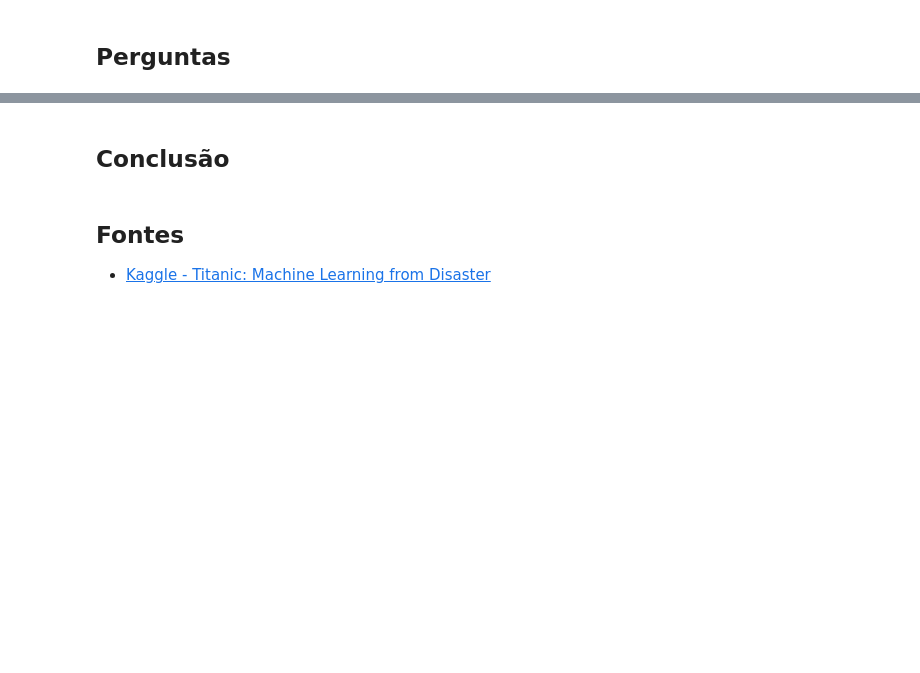
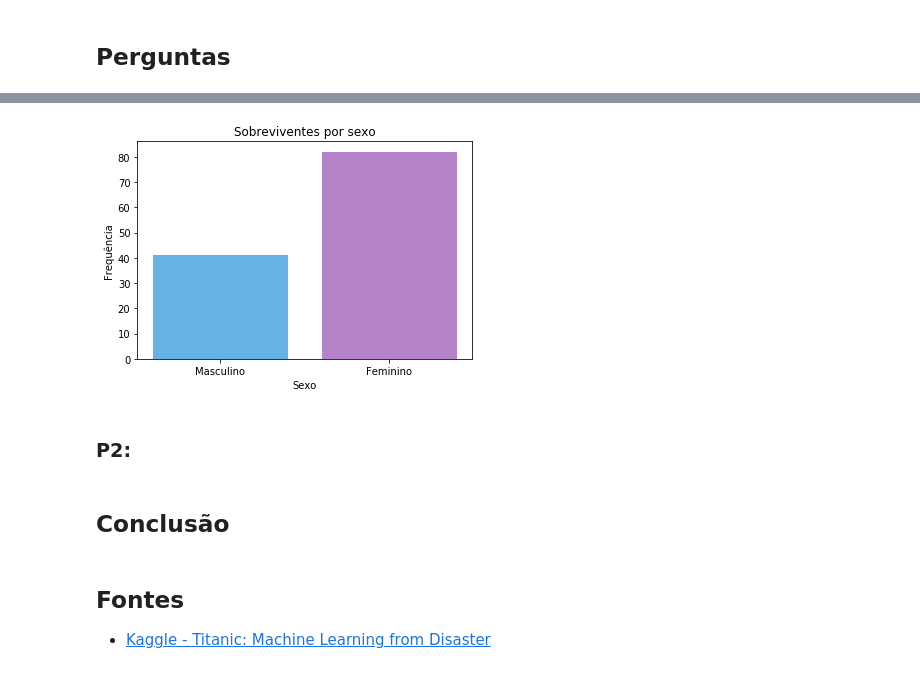
Before and after one commit to calaca/ndfdsi-investigate-a-dataset, a Jupyter notebook: investigate_a_dataset_titanic.ipynb, the cells around one changed output, grey strips where cells are left out. Drawn from its saved outputs; the diff is of its cells as text; code cells hidden in the pictures; blank space fills up the shorter version.

```diff
--- a/investigate_a_dataset_titanic.ipynb
+++ b/investigate_a_dataset_titanic.ipynb
@@ -63,3 +218,18 @@ memory usage: 83.6+ KB
+# %%
+# Sobreviventes por sexo
+num_survivors_sex = np.array([num_male_survivors, num_female_survivors])
+label = ['Masculino', 'Feminino']
+index = np.arange(len(label))
+plt.bar(index, num_survivors_sex, align='center', alpha=0.75, color=['#3498db', '#9b59b6'])
+plt.xlabel('Sexo')
+plt.ylabel('Frequência')
+plt.xticks(index, label)
+plt.title('Sobreviventes por sexo')
+plt.show()
+# %% [output]
+[figure, added]
+# %% [markdown]
+### P2:
 # %% [markdown]
 ## Conclusão
 # %% [markdown]
```
Also changed, not shown: parts of 20 cells of this notebook.
